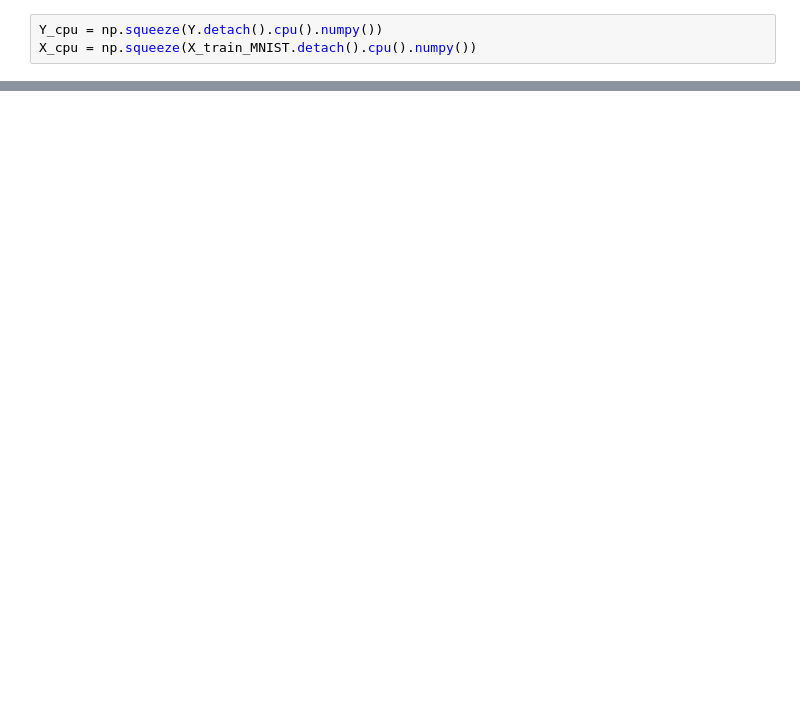
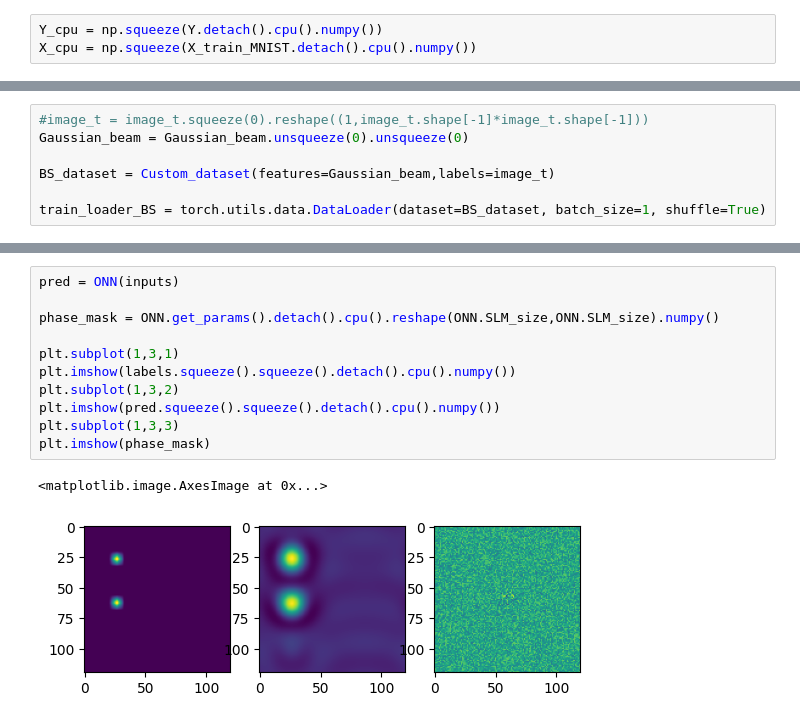
Before and after one commit to ASkalli/ONN_SLM, a Jupyter notebook: Test_linear_ONN.ipynb, the cells around one changed output, grey strips where cells are left out. Drawn from its saved outputs; the diff is of its cells as text; blank space fills up the shorter version.

```diff
--- a/Test_linear_ONN.ipynb
+++ b/Test_linear_ONN.ipynb
@@ -70,0 +89,7 @@ plt.imshow(np.squeeze(X_cpu[0,:,:]))
+# %%
+#image_t = image_t.squeeze(0).reshape((1,image_t.shape[-1]*image_t.shape[-1]))
+Gaussian_beam = Gaussian_beam.unsqueeze(0).unsqueeze(0)
+
+BS_dataset = Custom_dataset(features=Gaussian_beam,labels=image_t)
+
+train_loader_BS = torch.utils.data.DataLoader(dataset=BS_dataset, batch_size=1, shuffle=True)
@@ -70,0 +144,14 @@ plt.imshow(np.squeeze(X_cpu[0,:,:]))
+# %%
+pred = ONN(inputs)
+
+phase_mask = ONN.get_params().detach().cpu().reshape(ONN.SLM_size,ONN.SLM_size).numpy()
+
+plt.subplot(1,3,1)
+plt.imshow(labels.squeeze().squeeze().detach().cpu().numpy())
+plt.subplot(1,3,2)
+plt.imshow(pred.squeeze().squeeze().detach().cpu().numpy())
+plt.subplot(1,3,3)
+plt.imshow(phase_mask)
+# %% [output]
+<matplotlib.image.AxesImage at 0x...>
+[figure, added]
```
Also changed, not shown: parts of 10 cells of this notebook, 3 other files.
